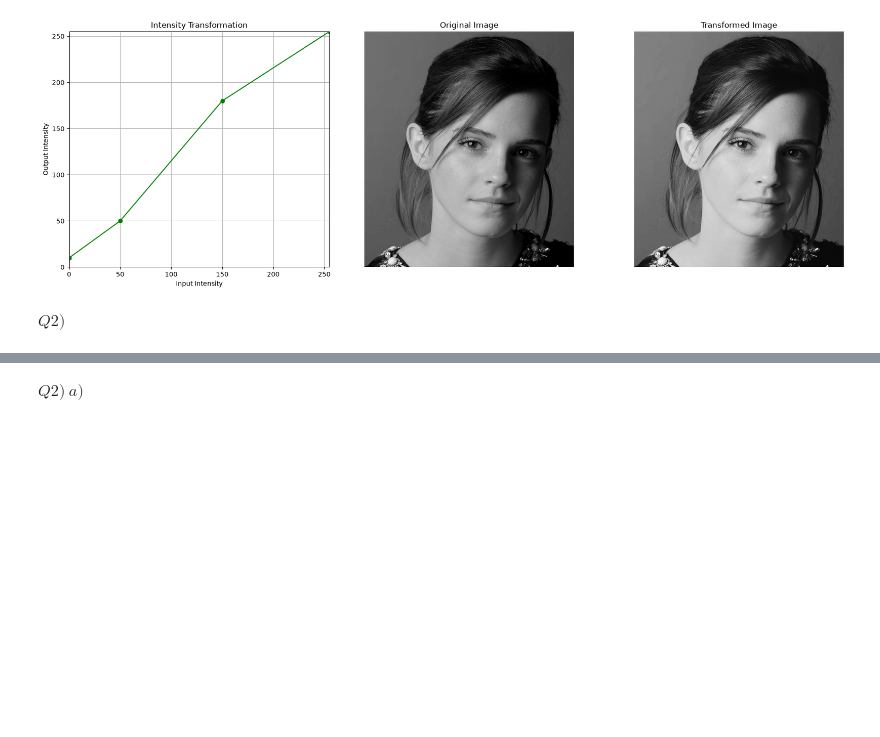
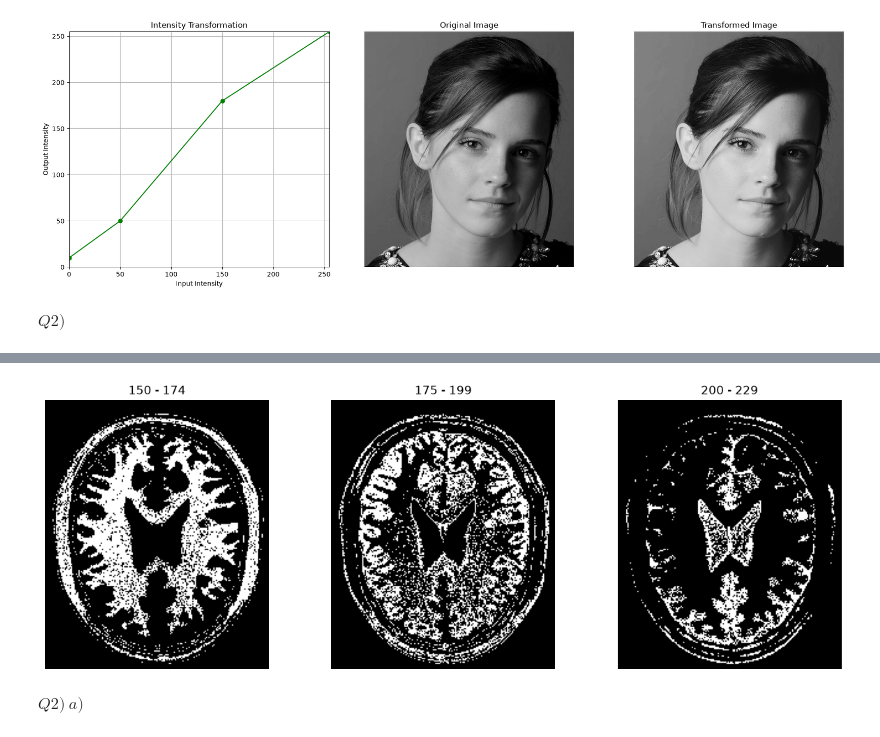
Before and after one commit to codingNR29/Image-processing, a Jupyter notebook: Assignments/Assignment 1/Assignment 1.ipynb, the cells around one changed output, grey strips where cells are left out. Cells and saved outputs as stored; diff of their text form; code cells hidden in the pictures; blank space fills up the shorter version.

```diff
--- a/Assignments/Assignment 1/Assignment 1.ipynb
+++ b/Assignments/Assignment 1/Assignment 1.ipynb
@@ -101,3 +111,26 @@ plt.show()
+# %%
+fig, ax = plt.subplots(1, 3, figsize=(15, 5))
+
+# Different candidate intensity ranges
+range1 = ((im_brain >= 150) & (im_brain < 175))
+range2 = ((im_brain >= 175) & (im_brain < 200))
+range3 = ((im_brain >= 200) & (im_brain < 230))
+
+ax[0].imshow(range1, cmap='gray')
+ax[0].set_title('150 - 174')
+
+ax[1].imshow(range2, cmap='gray')
+ax[1].set_title('175 - 199')
+
+ax[2].imshow(range3, cmap='gray')
+ax[2].set_title('200 - 229')
+
+for a in ax:
+    a.axis('off')
+
+plt.show()
+# %% [output]
+[figure, added]
 # %% [markdown]
 $Q2)\ a)$
 # %%
```
Also changed, not shown: parts of 7 cells of this notebook.
